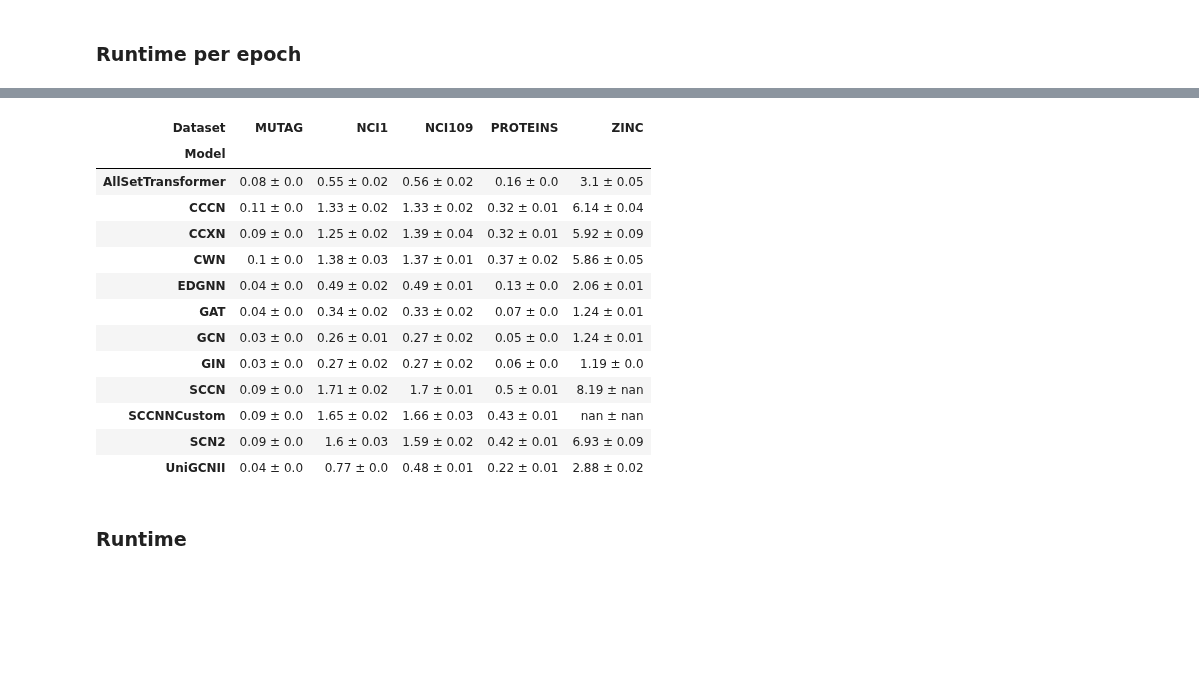
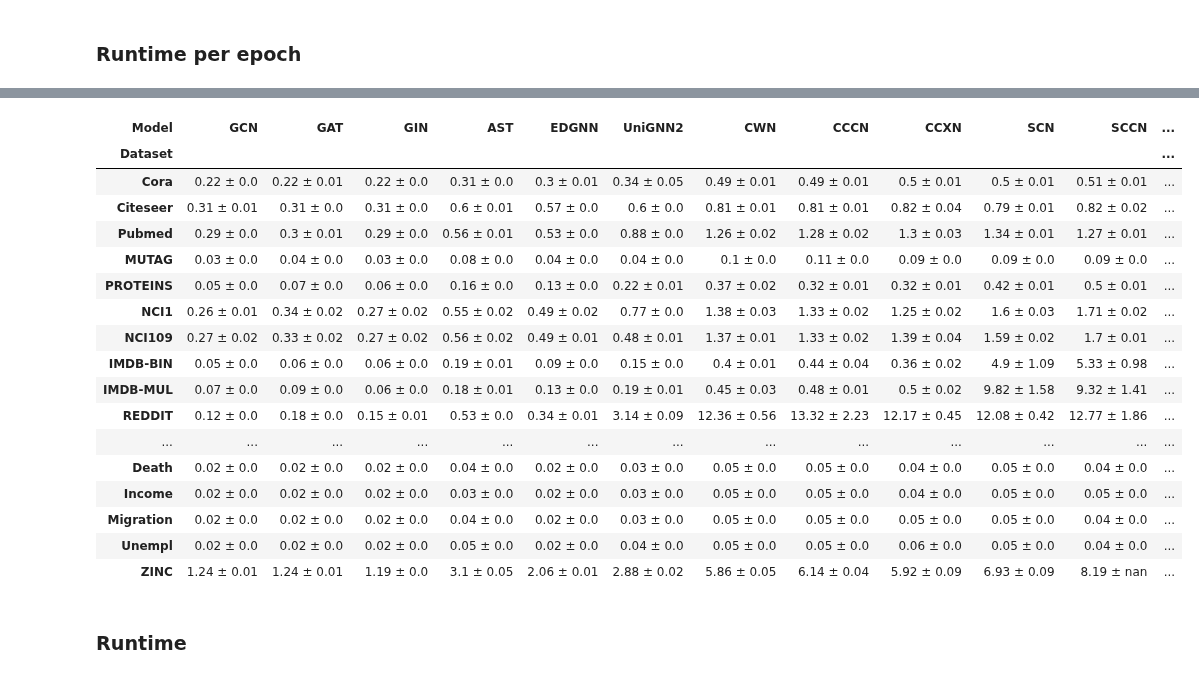
Before and after one commit to geometric-intelligence/TopoBench, a Jupyter notebook: tutorials/extract_time.ipynb, the cells around one changed output, grey strips where cells are left out. Saved outputs shown, nothing was run; the diff lists cells and outputs as text; code cells hidden in the pictures; blank space fills up the shorter version.

```diff
--- a/tutorials/extract_time.ipynb
+++ b/tutorials/extract_time.ipynb
@@ -103,6 +162,9 @@ config_columns = []
 for column in columns_to_normalize:
     df, columns = normalize_column(df, column)
     config_columns.extend(columns)
+# %%
+idx=df['dataset.loader.parameters.data_name'] =='US-county-demos'
+df.loc[idx,'dataset.loader.parameters.data_name'] = df.loc[idx,'dataset.loader.parameters.task_variable']
 # %%
 # Remove columns that are not needed (we shouldn't vary them or their variation is not interesting)
 remove_col = [
@@ -317,24 +536,32 @@ result_dict = result_dict.drop(["mean", "std"], axis=1)
 result_dict = result_dict.reset_index()
 # rename columns
 result_dict.columns = ["Dataset", "Model", "Average Time per Epoch"]
+# %%
+tb = result_dict.pivot_table(index="Model", columns="Dataset", values="Average Time per Epoch", aggfunc="first")
+tb.rename(columns=mapping_dict_data, index=mapping_dict_model, inplace=True)
+tb[list1_data].T[list1_model]
+# %% [output]
+| Model | GCN | GAT | GIN | AST | EDGNN | UniGNN2 | CWN | CCCN | CCXN | SCN | SCCN | ... |
+| Dataset |  |  |  |  |  |  |  |  |  |  |  | ... |
+| Cora | 0.22 ± 0.0 | 0.22 ± 0.01 | 0.22 ± 0.0 | 0.31 ± 0.0 | 0.3 ± 0.01 | 0.34 ± 0.05 | 0.49 ± 0.01 | 0.49 ± 0.01 | 0.5 ± 0.01 | 0.5 ± 0.01 | 0.51 ± 0.01 | ... |
+| Citeseer | 0.31 ± 0.01 | 0.31 ± 0.0 | 0.31 ± 0.0 | 0.6 ± 0.01 | 0.57 ± 0.0 | 0.6 ± 0.0 | 0.81 ± 0.01 | 0.81 ± 0.01 | 0.82 ± 0.04 | 0.79 ± 0.01 | 0.82 ± 0.02 | ... |
+| Pubmed | 0.29 ± 0.0 | 0.3 ± 0.01 | 0.29 ± 0.0 | 0.56 ± 0.01 | 0.53 ± 0.0 | 0.88 ± 0.0 | 1.26 ± 0.02 | 1.28 ± 0.02 | 1.3 ± 0.03 | 1.34 ± 0.01 | 1.27 ± 0.01 | ... |
+| MUTAG | 0.03 ± 0.0 | 0.04 ± 0.0 | 0.03 ± 0.0 | 0.08 ± 0.0 | 0.04 ± 0.0 | 0.04 ± 0.0 | 0.1 ± 0.0 | 0.11 ± 0.0 | 0.09 ± 0.0 | 0.09 ± 0.0 | 0.09 ± 0.0 | ... |
+| PROTEINS | 0.05 ± 0.0 | 0.07 ± 0.0 | 0.06 ± 0.0 | 0.16 ± 0.0 | 0.13 ± 0.0 | 0.22 ± 0.01 | 0.37 ± 0.02 | 0.32 ± 0.01 | 0.32 ± 0.01 | 0.42 ± 0.01 | 0.5 ± 0.01 | ... |
+| NCI1 | 0.26 ± 0.01 | 0.34 ± 0.02 | 0.27 ± 0.02 | 0.55 ± 0.02 | 0.49 ± 0.02 | 0.77 ± 0.0 | 1.38 ± 0.03 | 1.33 ± 0.02 | 1.25 ± 0.02 | 1.6 ± 0.03 | 1.71 ± 0.02 | ... |
+| NCI109 | 0.27 ± 0.02 | 0.33 ± 0.02 | 0.27 ± 0.02 | 0.56 ± 0.02 | 0.49 ± 0.01 | 0.48 ± 0.01 | 1.37 ± 0.01 | 1.33 ± 0.02 | 1.39 ± 0.04 | 1.59 ± 0.02 | 1.7 ± 0.01 | ... |
+| IMDB-BIN | 0.05 ± 0.0 | 0.06 ± 0.0 | 0.06 ± 0.0 | 0.19 ± 0.01 | 0.09 ± 0.0 | 0.15 ± 0.0 | 0.4 ± 0.01 | 0.44 ± 0.04 | 0.36 ± 0.02 | 4.9 ± 1.09 | 5.33 ± 0.98 | ... |
+| IMDB-MUL | 0.07 ± 0.0 | 0.09 ± 0.0 | 0.06 ± 0.0 | 0.18 ± 0.01 | 0.13 ± 0.0 | 0.19 ± 0.01 | 0.45 ± 0.03 | 0.48 ± 0.01 | 0.5 ± 0.02 | 9.82 ± 1.58 | 9.32 ± 1.41 | ... |
+| REDDIT | 0.12 ± 0.0 | 0.18 ± 0.0 | 0.15 ± 0.01 | 0.53 ± 0.0 | 0.34 ± 0.01 | 3.14 ± 0.09 | 12.36 ± 0.56 | 13.32 ± 2.23 | 12.17 ± 0.45 | 12.08 ± 0.42 | 12.77 ± 1.86 | ... |
+| ... | ... | ... | ... | ... | ... | ... | ... | ... | ... | ... | ... | ... |
+| Death | 0.02 ± 0.0 | 0.02 ± 0.0 | 0.02 ± 0.0 | 0.04 ± 0.0 | 0.02 ± 0.0 | 0.03 ± 0.0 | 0.05 ± 0.0 | 0.05 ± 0.0 | 0.04 ± 0.0 | 0.05 ± 0.0 | 0.04 ± 0.0 | ... |
+| Income | 0.02 ± 0.0 | 0.02 ± 0.0 | 0.02 ± 0.0 | 0.03 ± 0.0 | 0.02 ± 0.0 | 0.03 ± 0.0 | 0.05 ± 0.0 | 0.05 ± 0.0 | 0.04 ± 0.0 | 0.05 ± 0.0 | 0.05 ± 0.0 | ... |
+| Migration | 0.02 ± 0.0 | 0.02 ± 0.0 | 0.02 ± 0.0 | 0.04 ± 0.0 | 0.02 ± 0.0 | 0.03 ± 0.0 | 0.05 ± 0.0 | 0.05 ± 0.0 | 0.05 ± 0.0 | 0.05 ± 0.0 | 0.04 ± 0.0 | ... |
+| Unempl | 0.02 ± 0.0 | 0.02 ± 0.0 | 0.02 ± 0.0 | 0.05 ± 0.0 | 0.02 ± 0.0 | 0.04 ± 0.0 | 0.05 ± 0.0 | 0.05 ± 0.0 | 0.06 ± 0.0 | 0.05 ± 0.0 | 0.04 ± 0.0 | ... |
+| ZINC | 1.24 ± 0.01 | 1.24 ± 0.01 | 1.19 ± 0.0 | 3.1 ± 0.05 | 2.06 ± 0.01 | 2.88 ± 0.02 | 5.86 ± 0.05 | 6.14 ± 0.04 | 5.92 ± 0.09 | 6.93 ± 0.09 | 8.19 ± nan | ... |
 # %%
-result_dict.pivot_table(
-    index="Model", columns="Dataset", values="Average Time per Epoch", aggfunc="first"
-)[['MUTAG', 'NCI1','NCI109','PROTEINS','ZINC']]
+# result_dict.pivot_table(
+#     index="Model", columns="Dataset", values="Average Time per Epoch", aggfunc="first"
+# )[['MUTAG', 'NCI1','NCI109','PROTEINS','ZINC']]
-# %% [output]
-| Dataset | MUTAG | NCI1 | NCI109 | PROTEINS | ZINC |
-| Model |  |  |  |  |  |
-| AllSetTransformer | 0.08 ± 0.0 | 0.55 ± 0.02 | 0.56 ± 0.02 | 0.16 ± 0.0 | 3.1 ± 0.05 |
-| CCCN | 0.11 ± 0.0 | 1.33 ± 0.02 | 1.33 ± 0.02 | 0.32 ± 0.01 | 6.14 ± 0.04 |
-| CCXN | 0.09 ± 0.0 | 1.25 ± 0.02 | 1.39 ± 0.04 | 0.32 ± 0.01 | 5.92 ± 0.09 |
-| CWN | 0.1 ± 0.0 | 1.38 ± 0.03 | 1.37 ± 0.01 | 0.37 ± 0.02 | 5.86 ± 0.05 |
-| EDGNN | 0.04 ± 0.0 | 0.49 ± 0.02 | 0.49 ± 0.01 | 0.13 ± 0.0 | 2.06 ± 0.01 |
-| GAT | 0.04 ± 0.0 | 0.34 ± 0.02 | 0.33 ± 0.02 | 0.07 ± 0.0 | 1.24 ± 0.01 |
-| GCN | 0.03 ± 0.0 | 0.26 ± 0.01 | 0.27 ± 0.02 | 0.05 ± 0.0 | 1.24 ± 0.01 |
-| GIN | 0.03 ± 0.0 | 0.27 ± 0.02 | 0.27 ± 0.02 | 0.06 ± 0.0 | 1.19 ± 0.0 |
-| SCCN | 0.09 ± 0.0 | 1.71 ± 0.02 | 1.7 ± 0.01 | 0.5 ± 0.01 | 8.19 ± nan |
-| SCCNNCustom | 0.09 ± 0.0 | 1.65 ± 0.02 | 1.66 ± 0.03 | 0.43 ± 0.01 | nan ± nan |
-| SCN2 | 0.09 ± 0.0 | 1.6 ± 0.03 | 1.59 ± 0.02 | 0.42 ± 0.01 | 6.93 ± 0.09 |
-| UniGCNII | 0.04 ± 0.0 | 0.77 ± 0.0 | 0.48 ± 0.01 | 0.22 ± 0.01 | 2.88 ± 0.02 |
 # %% [markdown]
 ### Runtime
```
Also changed, not shown: parts of 16 cells of this notebook.
